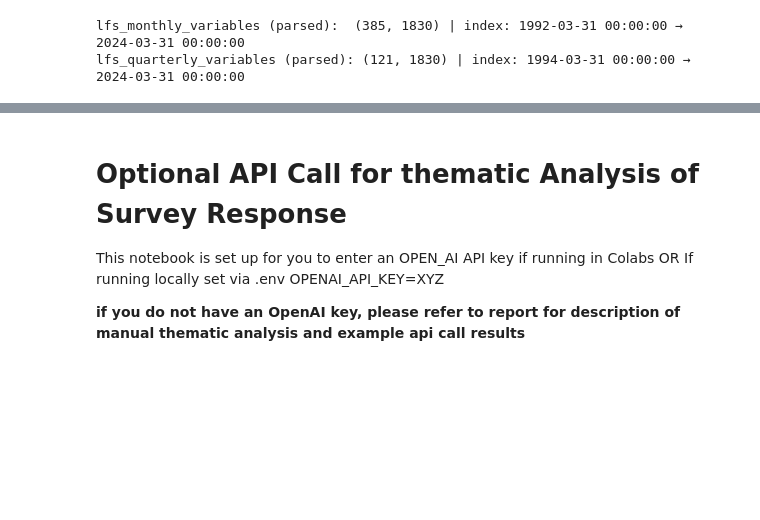
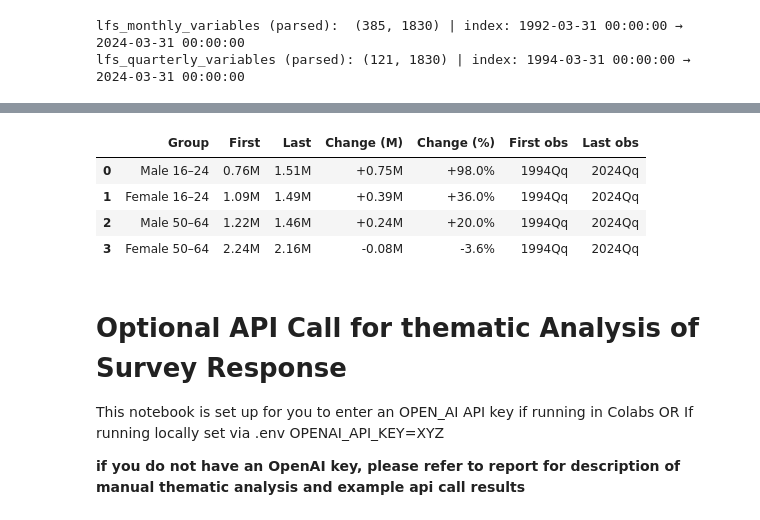
Before and after one commit to monkeymoves/nesta, a Jupyter notebook: notebooks/01_exploration.ipynb, the cells around one changed output, grey strips where cells are left out. Cells and saved outputs as stored; diff of their text form; code cells hidden in the pictures; blank space fills up the shorter version.

```diff
--- a/notebooks/01_exploration.ipynb
+++ b/notebooks/01_exploration.ipynb
@@ -134,3 +302,87 @@ lfs_quarterly_variables (parsed): (121, 1830) | index: 1994-03-31 00:00:00 → 2
+# %%
+# === Summary stats table for inactivity (thousands) ===
+col_female_16_24_th = "LFS: Economically Inactive: UK: Female: Aged 16-24: Thousands: SA"
+col_female_50_64_th = "LFS: Economically Inactive: UK: Female: Aged 50-64: Thousands: SA"
+col_male_16_24_th   = "LFS: Economically Inactive: UK: Male: Aged 16-24: Thousands: SA"
+col_male_50_64_th   = "LFS: Economically Inactive: UK: Male: Aged 50-64: Thousands: SA"
+
+groups = {
+    "Female 16–24": col_female_16_24_th,
+    "Female 50–64": col_female_50_64_th,
+    "Male 16–24":   col_male_16_24_th,
+    "Male 50–64":   col_male_50_64_th,
+}
+
+# 2) Helper to format thousands -> millions with sign
+def fmt_millions(x_thousands):
+    return f"{x_thousands/1000:+.2f}M"  # preserves sign for changes; + for all for consistency
+
+def fmt_level_millions(x_thousands):
+    return f"{x_thousands/1000:.2f}M"
+
+rows_raw = []
+rows_fmt = []
+
+# Use the dataframe’s datetime/Period index as-is
+for label, col in groups.items():
+    s = pd.to_numeric(df_lfs_q[col], errors="coerce").dropna()
+    if s.empty:
+        continue
+
+    first_val = float(s.iloc[0])
+    last_val  = float(s.iloc[-1])
+    abs_chg   = last_val - first_val
+    pct_chg   = (abs_chg / first_val) * 100 if first_val != 0 else float("nan")
+
+    first_q = s.index[0]
+    last_q  = s.index[-1]
+
+    # Raw (thousands)
+    rows_raw.append({
+        "Group": label,
+        "First (000s)": round(first_val, 1),
+        "Last (000s)":  round(last_val, 1),
+        "Abs change (000s)": round(abs_chg, 1),
+        "Change (%)": round(pct_chg, 1),
+        "First obs": first_q.strftime("%YQ%q") if hasattr(first_q, "strftime") else str(first_q),
+        "Last obs":  last_q.strftime("%YQ%q")  if hasattr(last_q,  "strftime") else str(last_q),
+    })
+
+    # Formatted (millions)
+    rows_fmt.append({
+        "Group": label,
+        "First":        fmt_level_millions(first_val),
+        "Last":         fmt_level_millions(last_val),
+        "Change (M)":   fmt_millions(abs_chg),
+        "Change (%)":   f"{pct_chg:+.1f}%",
+        "First obs":    first_q.strftime("%YQ%q") if hasattr(first_q, "strftime") else str(first_q),
+        "Last obs":     last_q.strftime("%YQ%q")  if hasattr(last_q,  "strftime") else str(last_q),
+    })
+
+# 3) Build dataframes
+summary_thousands = pd.DataFrame(rows_raw)
+summary_millions  = pd.DataFrame(rows_fmt)
+
+# Optional: sort by absolute change magnitude (largest impact first)
+def _abs_change_value(chg_str):
+    # parse like "+0.39M" -> 0.39
+    try:
+        return abs(float(chg_str.replace("M","")))
+    except Exception:
+        return float("nan")
+
+summary_millions_sorted = summary_millions.copy()
+summary_millions_sorted["__abs__"] = summary_millions_sorted["Change (M)"].apply(_abs_change_value)
+summary_millions_sorted = summary_millions_sorted.sort_values("__abs__", ascending=False).drop(columns="__abs__").reset_index(drop=True)
+
+# 4) Show the tidy, presentation-ready table (millions)
+summary_millions_sorted
+# %% [output]
+|  | Group | First | Last | Change (M) | Change (%) | First obs | Last obs |
+| 0 | Male 16–24 | 0.76M | 1.51M | +0.75M | +98.0% | 1994Qq | 2024Qq |
+| 1 | Female 16–24 | 1.09M | 1.49M | +0.39M | +36.0% | 1994Qq | 2024Qq |
+| 2 | Male 50–64 | 1.22M | 1.46M | +0.24M | +20.0% | 1994Qq | 2024Qq |
+| 3 | Female 50–64 | 2.24M | 2.16M | -0.08M | -3.6% | 1994Qq | 2024Qq |
 # %% [markdown]
 # Optional API Call for thematic Analysis of Survey Response
 
```
Also changed, not shown: parts of 11 cells of this notebook.
